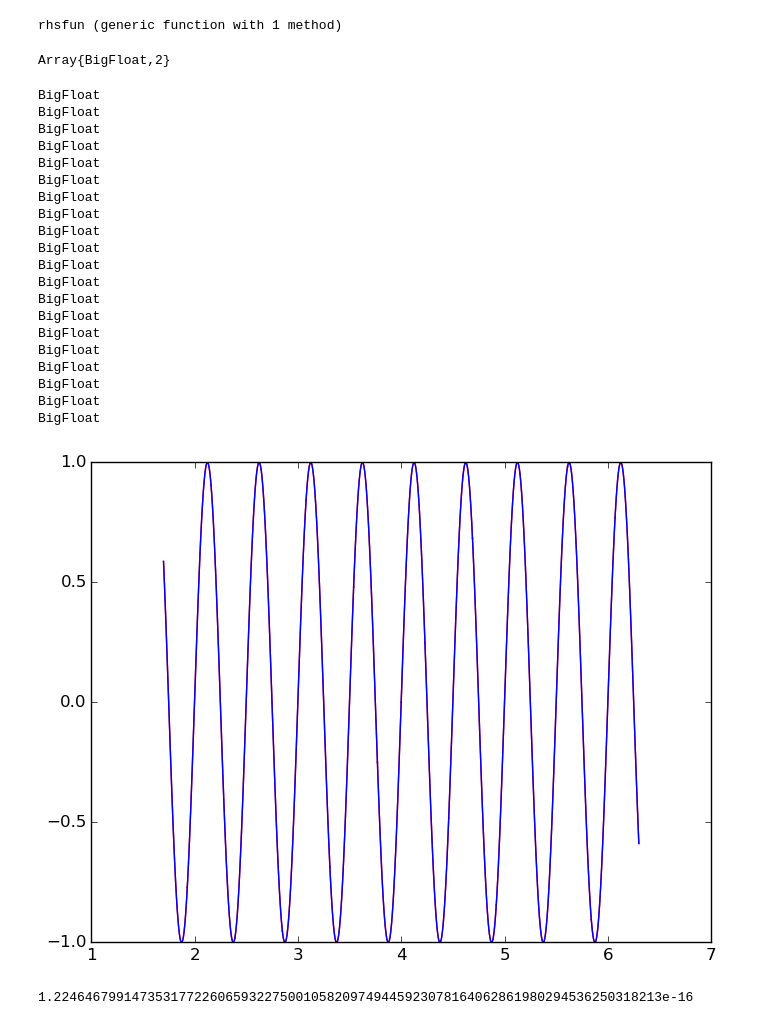
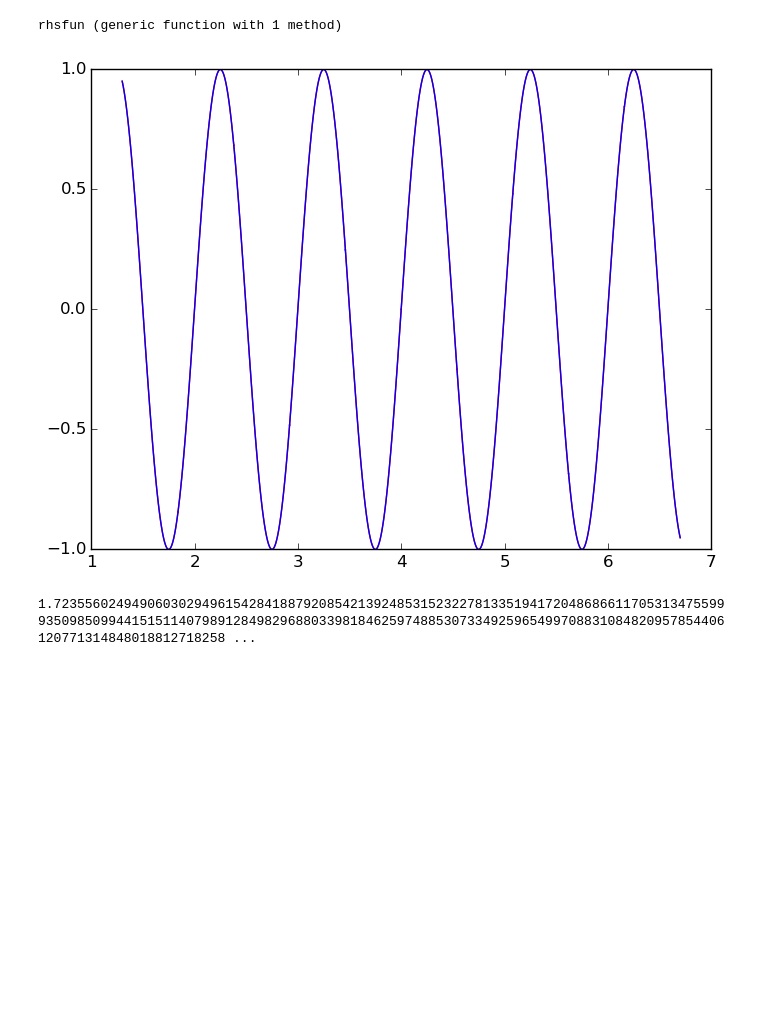
Before and after one commit to pjabardo/HPFEM.jl, a Jupyter notebook: work/solver-bigfloat.ipynb, the cells around one changed output. Saved outputs shown, nothing was run; the diff lists cells and outputs as text; code cells hidden in the pictures; blank space fills up the shorter version.

```diff
--- a/work/solver-bigfloat.ipynb
+++ b/work/solver-bigfloat.ipynb
@@ -3,16 +3,16 @@ include("../src/HPFEM.jl")
 # %% [output]
 HPFEM
 # %%
+set_bigfloat_precision(1024)
 TF = BigFloat
-nel = 20
+nel = 10
 nnodes = nel + 1
 idir = [1,nnodes]
 M = 60
 Q = M+2
-b = HPFEM.Lagrange1d(M, TF)
+b = HPFEM.ModalC01d(M, TF)
 quad = HPFEM.QuadType(Q, HPFEM.GLJ, TF)
 bas = HPFEM.Basis1d(b,quad, TF)
-#bas = HPFEM.SEM1d(M)
-#bas = HPFEM.Basis1d(M,Q)
+#bas = HPFEM.SEM1d(M, TF)
 lmap = HPFEM.locmap(bas)
 dof = HPFEM.DofMap1d(lmap, nnodes, idir);
@@ -27,8 +27,8 @@ rhsfun(x) = sin(2π*k*x) * (1 + (2π*k)^2)
 # %% [output]
 rhsfun (generic function with 1 method)
 # %%
-a = 1.7
-b = 6.3
+a = parse(TF, "1.3")
+b = parse(TF, "6.7")
 nodes = [TF(x) for x in linspace(a, b, nnodes)];
 # %%
 elems = [HPFEM.Element1d(e, nodes[e], nodes[e+1], bas) for e = 1:nel];
@@ -64,45 +64,19 @@ for i = 1:M
 end
 
 Ue = ϕ * Fe;
-# %%
-typeof(Ue)
-# %% [output]
-Array{BigFloat,2}
 # %%
 using PyPlot
 maxerr = zero(TF)
 for e = 1:nel
     el = elems[e]
-    x = (1-ξ)*el.a/2 + (1+ξ)*el.b/2
+    x = (one(TF)-ξ)*el.a/2 + (one(TF)+ξ)*el.b/2
     uu = uexact(x)
     err = maxabs(uu-Ue[:,e])
-    println(typeof(maxerr))
     if err > maxerr maxerr = err end
 
     plot(x, Ue[:,e], "r", x, uu, "b")
 end
 maxerr
-BigFloat(π) - 1.0π
 # %% [output]
+[figure, new version]
-BigFloat
-BigFloat
-BigFloat
-BigFloat
-BigFloat
-BigFloat
-BigFloat
-BigFloat
-BigFloat
-BigFloat
-BigFloat
-BigFloat
-BigFloat
-BigFloat
-BigFloat
-BigFloat
-BigFloat
-BigFloat
-BigFloat
-BigFloat
+1.723556024949060302949615428418879208542139248531523227813351941720486866117053134755999350985099441515114079891284982968803398184625974885307334925965499708831084820957854406120771314848018812718258 ...
-[figure, old version]
-1.224646799147353177226065932275001058209749445923078164062861980294536250318213e-16
```
Also changed, not shown: parts of 3 cells of this notebook, 3 other files.
